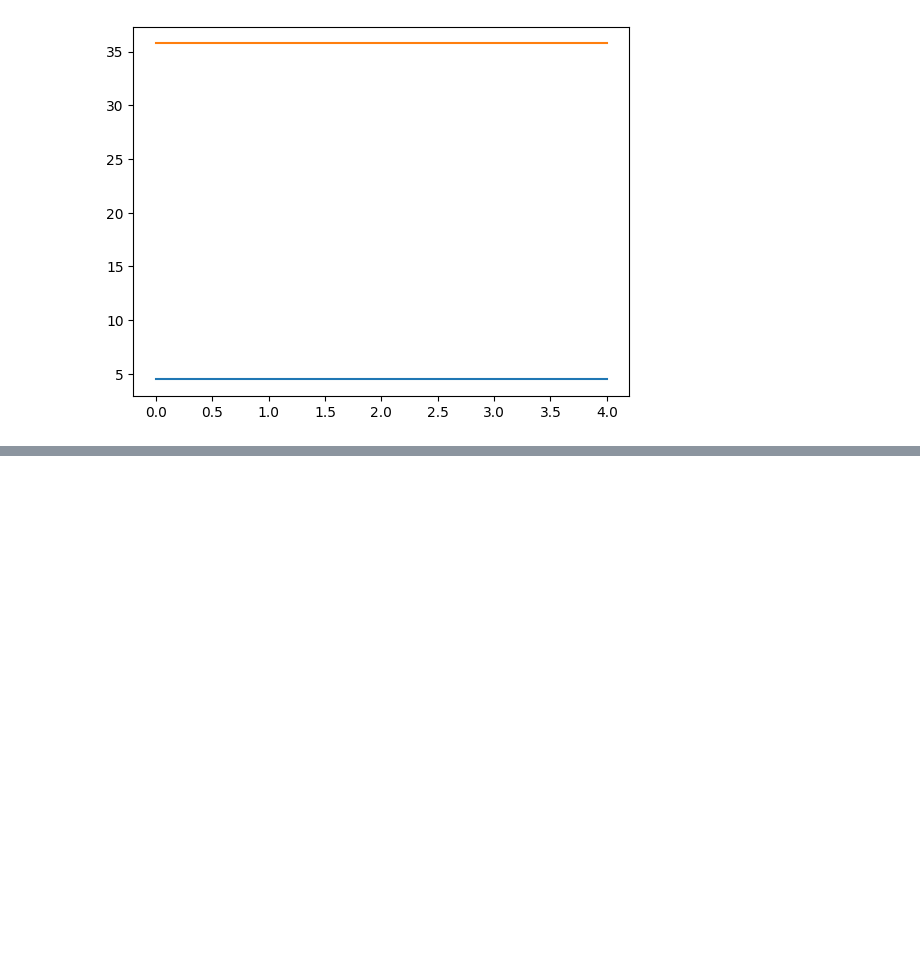
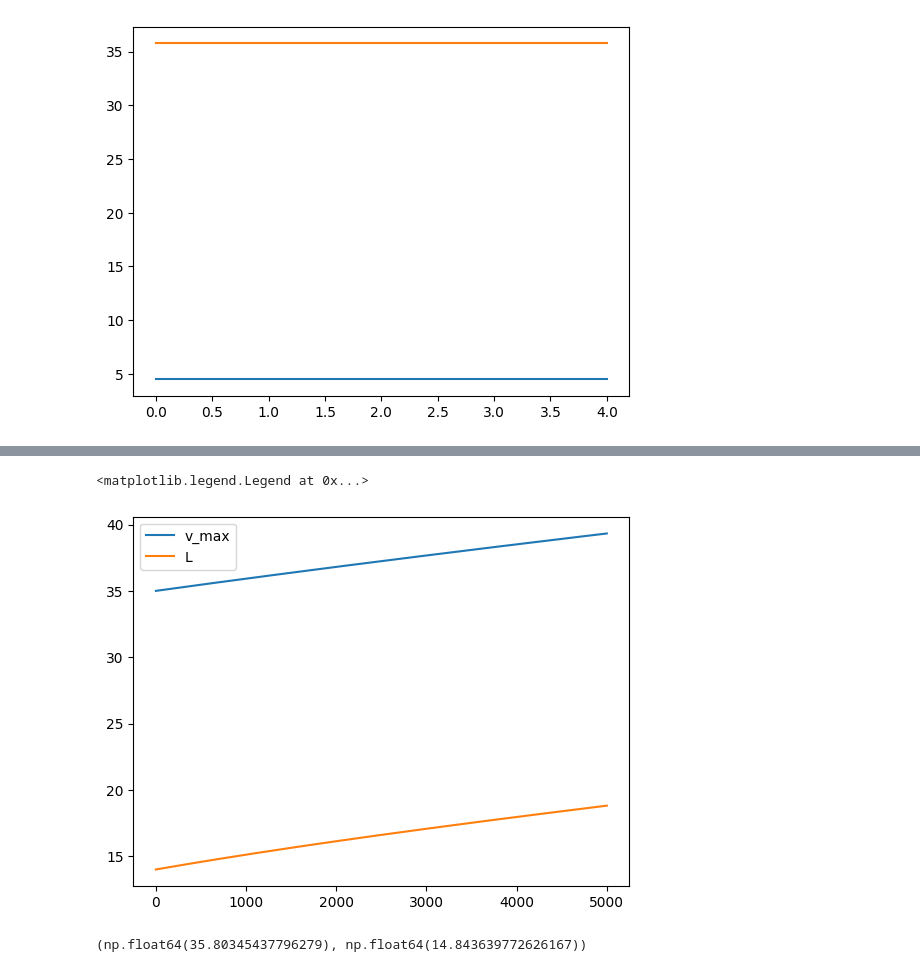
Before and after one commit to TimLockstedt/Opt1, a Jupyter notebook: A4_Tim.ipynb, the cells around one changed output, grey strips where cells are left out. Drawn from its saved outputs; the diff is of its cells as text; code cells hidden in the pictures; blank space fills up the shorter version.

```diff
--- a/A4_Tim.ipynb
+++ b/A4_Tim.ipynb
@@ -1073,0 +1572,11 @@ plt.plot(range(N), vmax_arr)
+# %%
+plt.plot(np.arange(M), vmax_arr, label = "v_max")
+plt.plot(np.arange(M), L_arr, label = "L")
+plt.legend()
+# %% [output]
+<matplotlib.legend.Legend at 0x...>
+[figure, added]
+# %%
+v_max, L
+# %% [output]
+(np.float64(35.80345437796279), np.float64(14.843639772626167))
```
Also changed, not shown: parts of 9 cells of this notebook, 1 other file.
